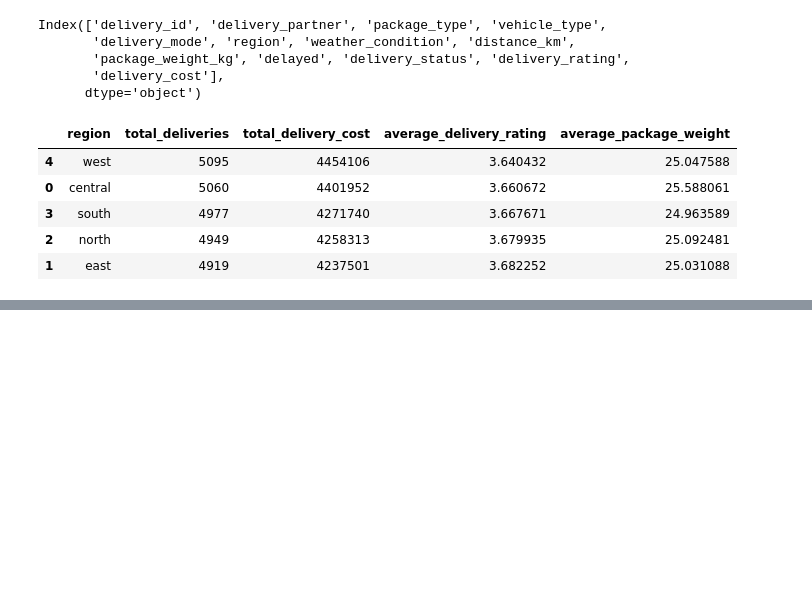
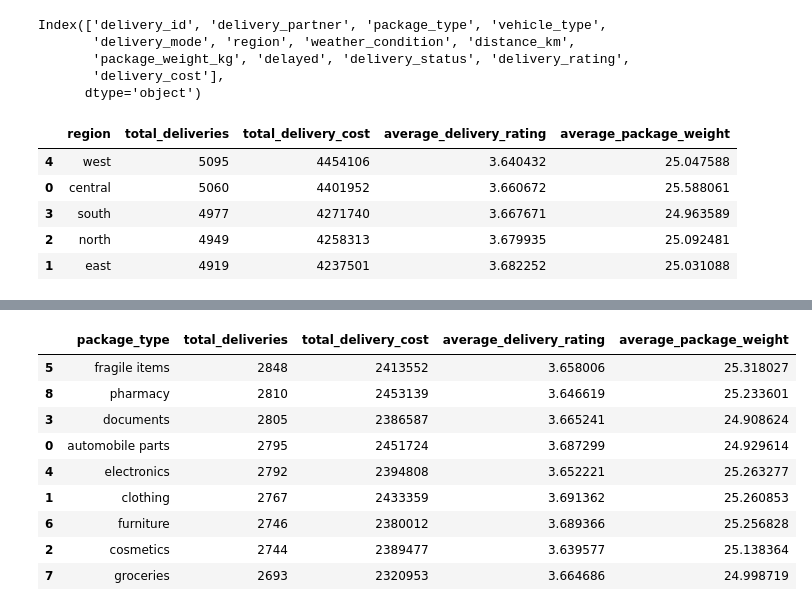
Before and after one commit to mahendra204/Python-Basics-Projects, a Jupyter notebook: Delivery Logistics EDA.ipynb, the cells around one changed output, grey strips where cells are left out. Drawn from its saved outputs; the diff is of its cells as text; code cells hidden in the pictures; blank space fills up the shorter version.

```diff
--- a/Delivery Logistics EDA.ipynb
+++ b/Delivery Logistics EDA.ipynb
@@ -361,0 +391,24 @@ grouped_data_region_wise
+# %%
+grouped_data_package_type = (
+    df.groupby('package_type').agg(
+        total_deliveries=('delivery_id', 'count'),
+        total_delivery_cost=('delivery_cost', lambda x: int(x.sum())),
+        average_delivery_rating=('delivery_rating', 'mean'),
+        average_package_weight=('package_weight_kg', 'mean')
+    )
+    .reset_index()
+    .sort_values(by='total_deliveries', ascending=False)
+)
+# %%
+grouped_data_package_type
+# %% [output]
+|  | package_type | total_deliveries | total_delivery_cost | average_delivery_rating | average_package_weight |
+| 5 | fragile items | 2848 | 2413552 | 3.658006 | 25.318027 |
+| 8 | pharmacy | 2810 | 2453139 | 3.646619 | 25.233601 |
+| 3 | documents | 2805 | 2386587 | 3.665241 | 24.908624 |
+| 0 | automobile parts | 2795 | 2451724 | 3.687299 | 24.929614 |
+| 4 | electronics | 2792 | 2394808 | 3.652221 | 25.263277 |
+| 1 | clothing | 2767 | 2433359 | 3.691362 | 25.260853 |
+| 6 | furniture | 2746 | 2380012 | 3.689366 | 25.256828 |
+| 2 | cosmetics | 2744 | 2389477 | 3.639577 | 25.138364 |
+| 7 | groceries | 2693 | 2320953 | 3.664686 | 24.998719 |
```
Also changed, not shown: parts of 3 cells of this notebook.
